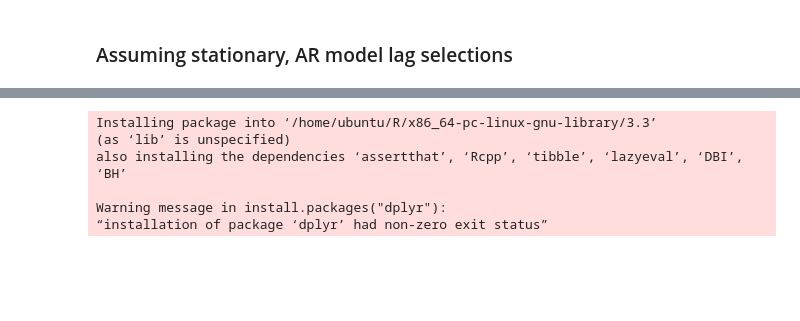
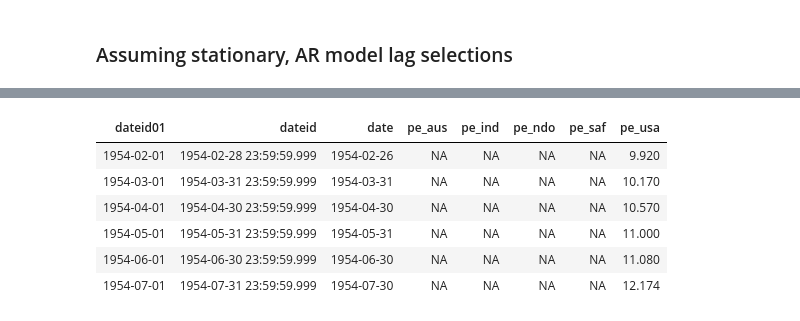
Before and after one commit to johnsonice/Python, a Jupyter notebook: 6_MacroEconomicForcasting/3_week/R_solution.ipynb, the cells around one changed output, grey strips where cells are left out. Cells and saved outputs as stored; diff of their text form; code cells hidden in the pictures; blank space fills up the shorter version.

```diff
--- a/6_MacroEconomicForcasting/3_week/R_solution.ipynb
+++ b/6_MacroEconomicForcasting/3_week/R_solution.ipynb
@@ -71,9 +67,17 @@ ERROR: Error in library(dplyr): there is no package called ‘dplyr’
-# %%
-install.packages("dplyr")
-# %% [output]
-Installing package into ‘/home/ubuntu/R/x86_64-pc-linux-gnu-library/3.3’
-(as ‘lib’ is unspecified)
-also installing the dependencies ‘assertthat’, ‘Rcpp’, ‘tibble’, ‘lazyeval’, ‘DBI’, ‘BH’
-
-Warning message in install.packages("dplyr"):
-“installation of package ‘dplyr’ had non-zero exit status”
+# %%
+#install.packages("dplyr")
+library(dplyr)    ## load library
+library(dyn)
+
+## read data , PE Ratio data
+df <- read.csv("../data/module3_data_PE_Ratios.csv", header = T, stringsAsFactors
+= F)
+head(df)
+# %% [output]
+| dateid01 | dateid | date | pe_aus | pe_ind | pe_ndo | pe_saf | pe_usa |
+| 1954-02-01 | 1954-02-28 23:59:59.999 | 1954-02-26 | NA | NA | NA | NA | 9.920 |
+| 1954-03-01 | 1954-03-31 23:59:59.999 | 1954-03-31 | NA | NA | NA | NA | 10.170 |
+| 1954-04-01 | 1954-04-30 23:59:59.999 | 1954-04-30 | NA | NA | NA | NA | 10.570 |
+| 1954-05-01 | 1954-05-31 23:59:59.999 | 1954-05-31 | NA | NA | NA | NA | 11.000 |
+| 1954-06-01 | 1954-06-30 23:59:59.999 | 1954-06-30 | NA | NA | NA | NA | 11.080 |
+| 1954-07-01 | 1954-07-31 23:59:59.999 | 1954-07-30 | NA | NA | NA | NA | 12.174 |
```
Also changed, not shown: parts of 8 cells of this notebook, 1 other file.
